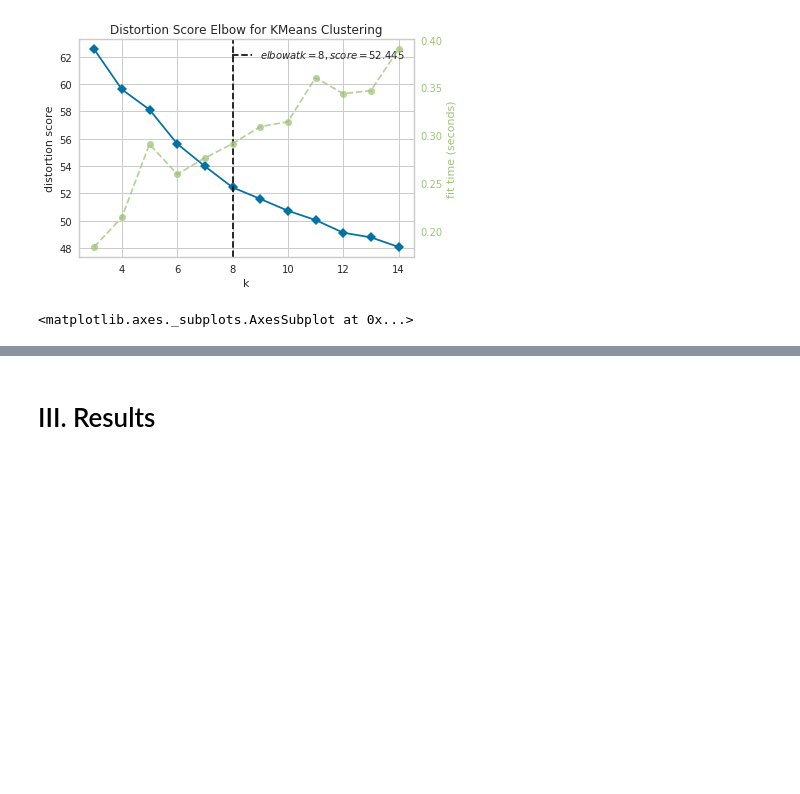
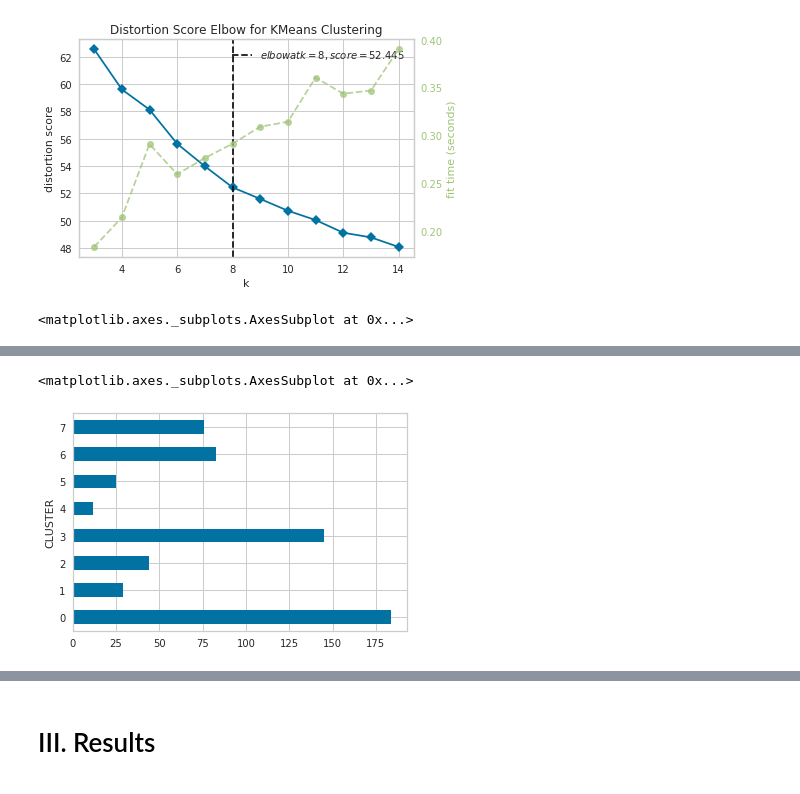
Before and after one commit to rsq215/Coursera_Capstone, a Jupyter notebook: RQueen Capstone Final Project - Part II.ipynb, the cells around one changed output, grey strips where cells are left out. Drawn from its saved outputs; the diff is of its cells as text; code cells hidden in the pictures; blank space fills up the shorter version.

```diff
--- a/RQueen Capstone Final Project - Part II.ipynb
+++ b/RQueen Capstone Final Project - Part II.ipynb
@@ -728,3 +728,11 @@ visualizer.show()                     # Finalize and render the figure
 # %% [output]
 [figure]
 <matplotlib.axes._subplots.AxesSubplot at 0x...>
+# %%
+# Fit our model using K Means clustering
+kmeans = KMeans(n_clusters=8, random_state=4)
+kmeans.fit(venue_clusters)
+
+# Produce cluster labels
+labels = kmeans.labels_
+print(f'{len(labels)} items have been clustered with a sampling of the first 10 items following:\n{labels[:10]}')
@@ -730,0 +742,3 @@ visualizer.show()                     # Finalize and render the figure
+# %%
+venues_sort['CLUSTER'] = labels
+venues_sort.sample(10)
@@ -730,0 +757,6 @@ visualizer.show()                     # Finalize and render the figure
+# %%
+# See how many community zip codes are in each cluster
+venues_sort.groupby('CLUSTER')['ZIP'].count().plot(kind='barh')
+# %% [output]
+<matplotlib.axes._subplots.AxesSubplot at 0x...>
+[figure, added]
```
Also changed, not shown: parts of 15 cells of this notebook.
